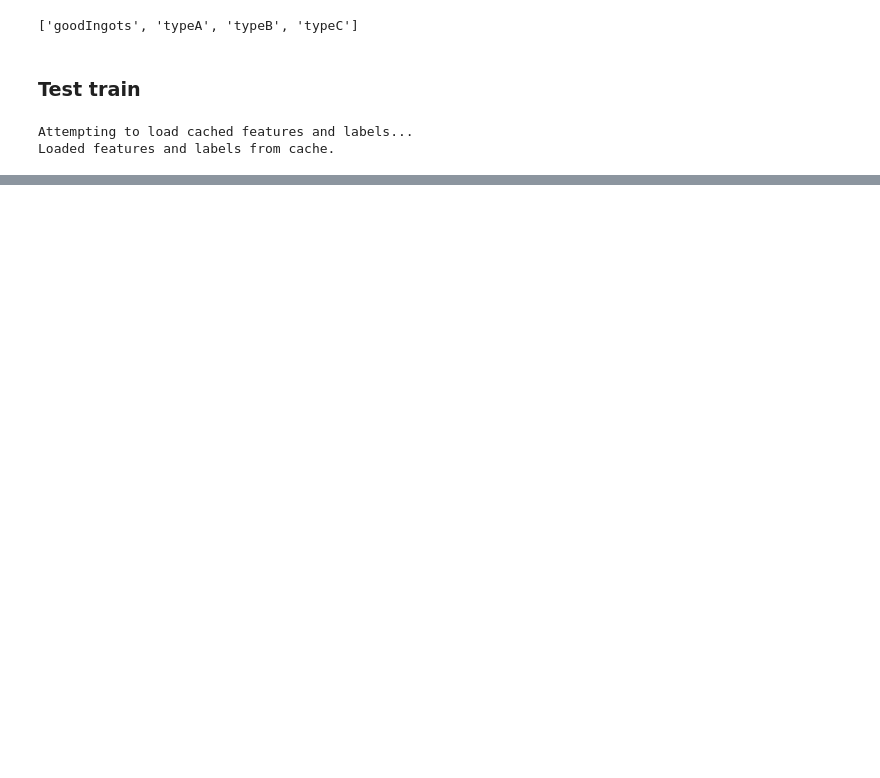
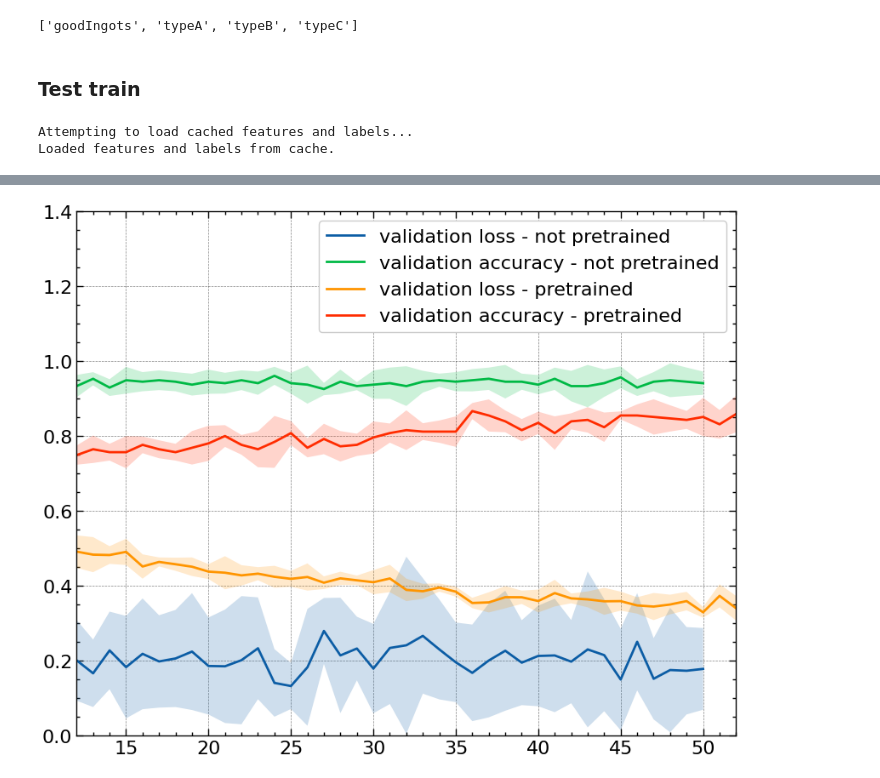
Before and after one commit to alfredoisg/structure-loss-classification, a Jupyter notebook: testing.ipynb, the cells around one changed output, grey strips where cells are left out. Cells and saved outputs as stored; diff of their text form; code cells hidden in the pictures; blank space fills up the shorter version.

```diff
--- a/testing.ipynb
+++ b/testing.ipynb
@@ -393,3 +305,5 @@ compare_resnet18("only_bad", dir_pre=dir_pre, dir_not=dir_not)
 # %%
-compare_resnet18("binary", dir_pre=dir_pre, dir_not=dir_not)
+compare_resnet18("binary")
+# %% [output]
+[figure, added]
 # %%
```
Also changed, not shown: parts of 35 cells of this notebook, 2 other files.
